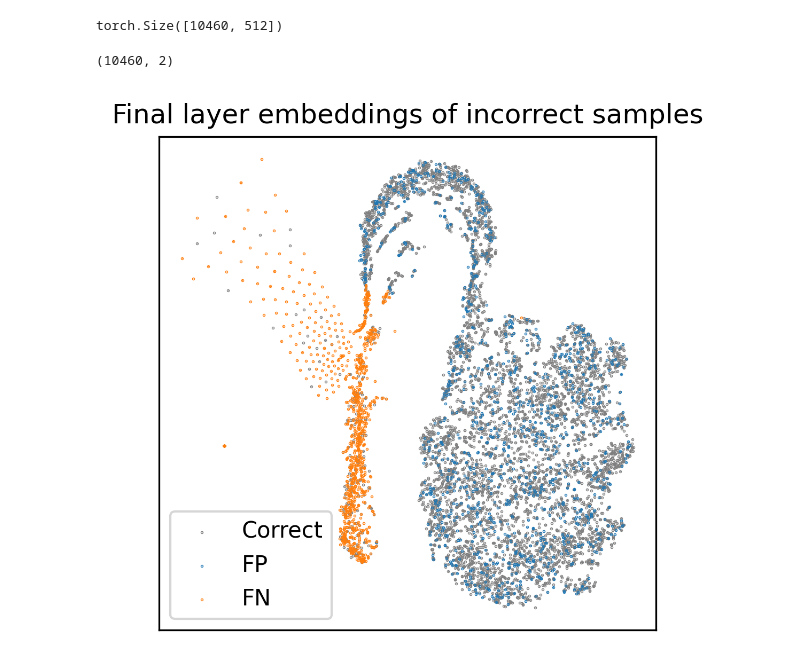
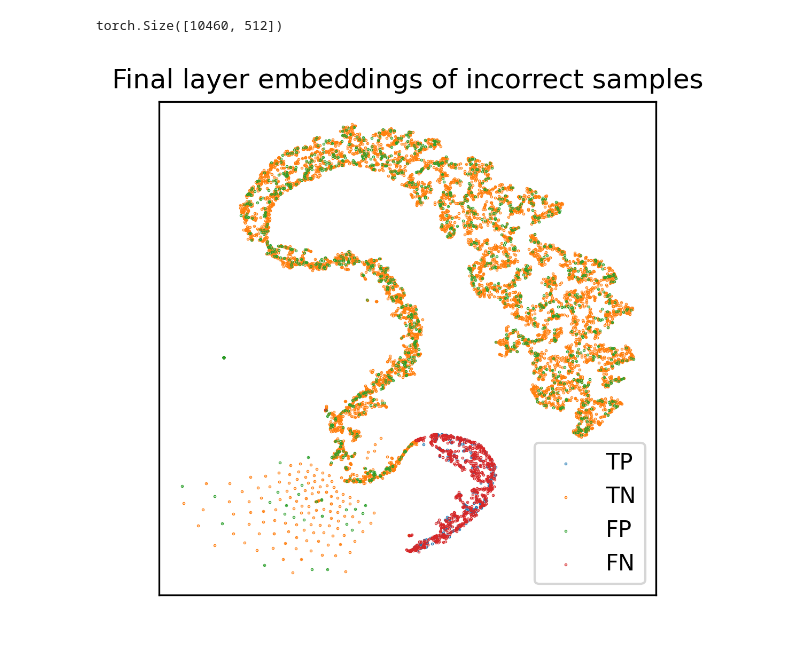
Before and after one commit to Henry-Ash-Williams/AI-rubiks-cube, a Jupyter notebook: notebooks/transformer-is-solved.ipynb, the cells around one changed output. Saved outputs shown, nothing was run; the diff lists cells and outputs as text; code cells hidden in the pictures.

Commit message:
now that is a cool plot

```diff
--- a/notebooks/transformer-is-solved.ipynb
+++ b/notebooks/transformer-is-solved.ipynb
@@ -59,8 +59,8 @@ test = processed_dataset["test"]
 config = BertConfig(
     vocab_size=tokenizer.vocab_size,
     hidden_size=512,
-    num_hidden_layers=4,
-    num_attention_heads=4,
+    num_hidden_layers=8,
+    num_attention_heads=8,
     intermediate_size=1024,
     hidden_act="gelu",
     hidden_dropout_prob=0.1,
@@ -160,8 +191,6 @@ from sklearn.manifold import TSNE
 
 reducer = TSNE(n_components=2, perplexity=50)
 reduced_embeddings = reducer.fit_transform(embeddings)
-# %% [output]
-(10460, 2)
 # %%
 tp_mask = (predicted == actual) & actual
 tn_mask = (predicted == actual) & ~actual
@@ -175,15 +204,15 @@ fp = reduced_embeddings[fp_mask.to(torch.bool)]
 # %%
 import matplotlib.pyplot as plt
 
 plt.figure(dpi=300, figsize=(4, 4))
 plt.title("Final layer embeddings of incorrect samples")
-plt.scatter(tp[:, 0], tp[:, 1], color="gray", s=0.1)
-plt.scatter(tn[:, 0], tn[:, 1], color="gray", s=0.1, label="Correct")
+plt.scatter(tp[:, 0], tp[:, 1], label="TP", s=0.1)
+plt.scatter(tn[:, 0], tn[:, 1], label="TN", s=0.1)
 plt.scatter(fp[:, 0], fp[:, 1], label="FP", s=0.1)
 plt.scatter(fn[:, 0], fn[:, 1], label="FN", s=0.1)
 plt.xticks([])
 plt.yticks([])
 plt.legend()
 plt.show()
 # %% [output]
-[figure, old version]
+[figure, new version]
```
Also changed, not shown: parts of 1 cell of this notebook.
